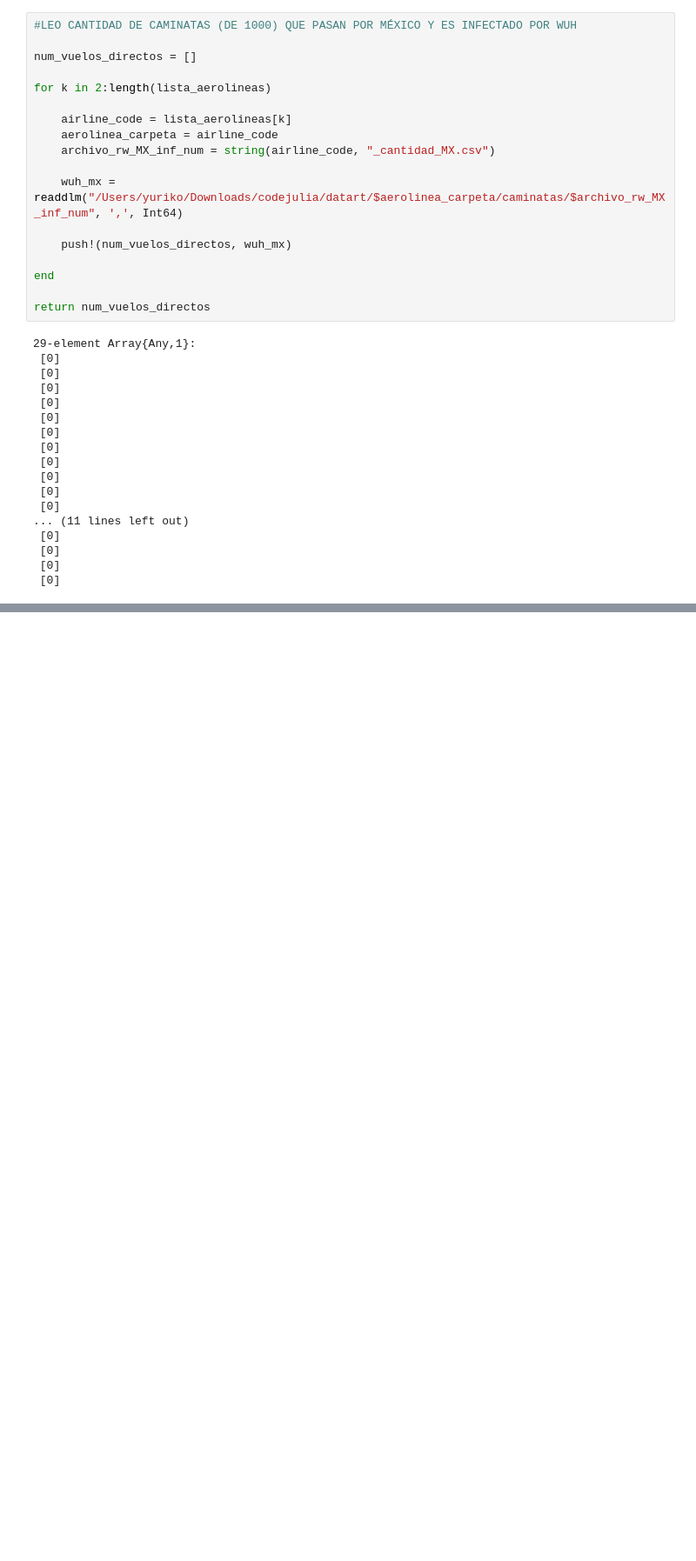
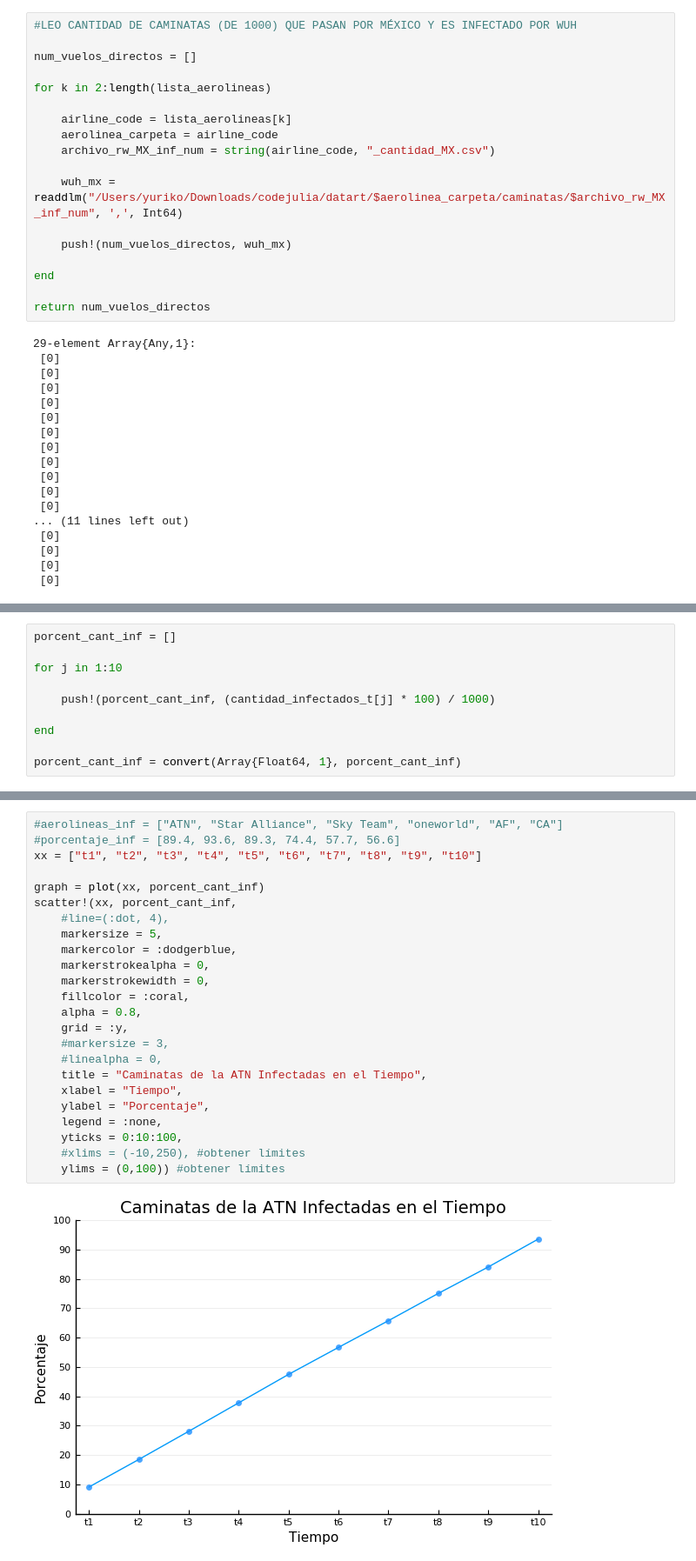
Before and after one commit to Yuriyama/Coronavirus, a Jupyter notebook: Graficas.ipynb, the cells around one changed output, grey strips where cells are left out. Shown at 87% size. Cells and saved outputs as stored; diff of their text form; blank space fills up the shorter version.

```diff
--- a/Graficas.ipynb
+++ b/Graficas.ipynb
@@ -110,0 +311,10 @@ readdlm("/Users/yuriko/Downloads/codejulia/datart/aerolineas_matrices/nueva_list
+# %%
+porcent_cant_inf = []
+
+for j in 1:10
+
+    push!(porcent_cant_inf, (cantidad_infectados_t[j] * 100) / 1000)
+
+end
+
+porcent_cant_inf = convert(Array{Float64, 1}, porcent_cant_inf)
@@ -110,0 +333,26 @@ readdlm("/Users/yuriko/Downloads/codejulia/datart/aerolineas_matrices/nueva_list
+# %%
+#aerolineas_inf = ["ATN", "Star Alliance", "Sky Team", "oneworld", "AF", "CA"]
+#porcentaje_inf = [89.4, 93.6, 89.3, 74.4, 57.7, 56.6]
+xx = ["t1", "t2", "t3", "t4", "t5", "t6", "t7", "t8", "t9", "t10"]
+
+graph = plot(xx, porcent_cant_inf)
+scatter!(xx, porcent_cant_inf,
+    #line=(:dot, 4),
+    markersize = 5,
+    markercolor = :dodgerblue,
+    markerstrokealpha = 0,
+    markerstrokewidth = 0,
+    fillcolor = :coral,
+    alpha = 0.8,
+    grid = :y,
+    #markersize = 3,
+    #linealpha = 0,
+    title = "Caminatas de la ATN Infectadas en el Tiempo",
+    xlabel = "Tiempo",
+    ylabel = "Porcentaje",
+    legend = :none,
+    yticks = 0:10:100,
+    #xlims = (-10,250), #obtener límites
+    ylims = (0,100)) #obtener límites
+# %% [output]
+[figure, added]
```
Also changed, not shown: parts of 20 cells of this notebook.
